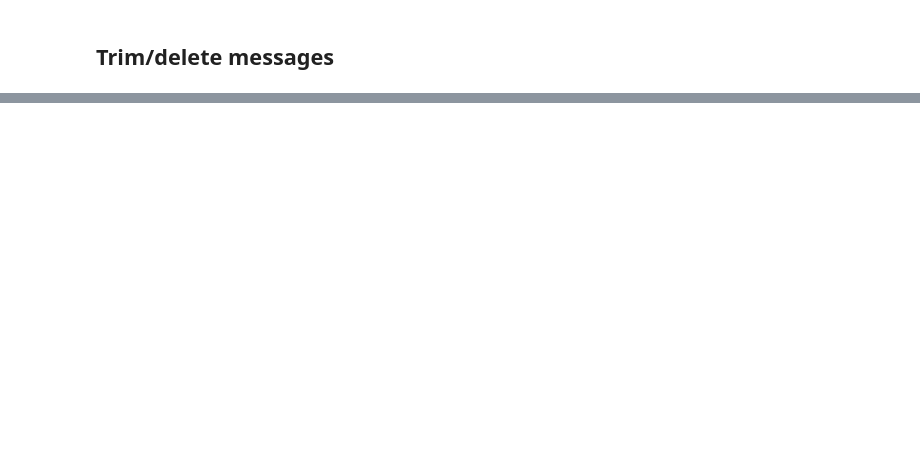
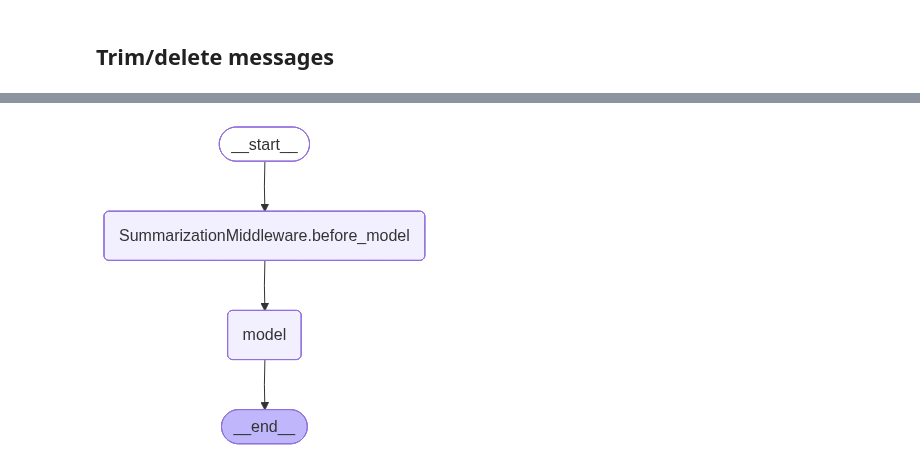
Before and after one commit to goosmanlei/lca-lc-foundations, a Jupyter notebook: notebooks/module-3/3.2_managing_messages.ipynb, the cells around one changed output, grey strips where cells are left out. Saved outputs shown, nothing was run; the diff lists cells and outputs as text; code cells hidden in the pictures; blank space fills up the shorter version.

```diff
--- a/notebooks/module-3/3.2_managing_messages.ipynb
+++ b/notebooks/module-3/3.2_managing_messages.ipynb
@@ -85,0 +163,12 @@ print(response["messages"][-1].content)
+# %%
+agent = create_agent(
+    model="gpt-5-nano",
+    checkpointer=InMemorySaver(),
+    middleware=[
+        SummarizationMiddleware(
+            model="gpt-4o-mini",
+            trigger=("tokens", 100),
+            keep=("messages", 1)
+        )
+    ],
+)
@@ -85,0 +214,5 @@ print(response["messages"][-1].content)
+# %%
+from IPython.display import Image, display
+display(Image(agent.get_graph().draw_mermaid_png()))
+# %% [output]
+[figure, added]
```
Also changed, not shown: parts of 9 cells of this notebook, 3 other files.
